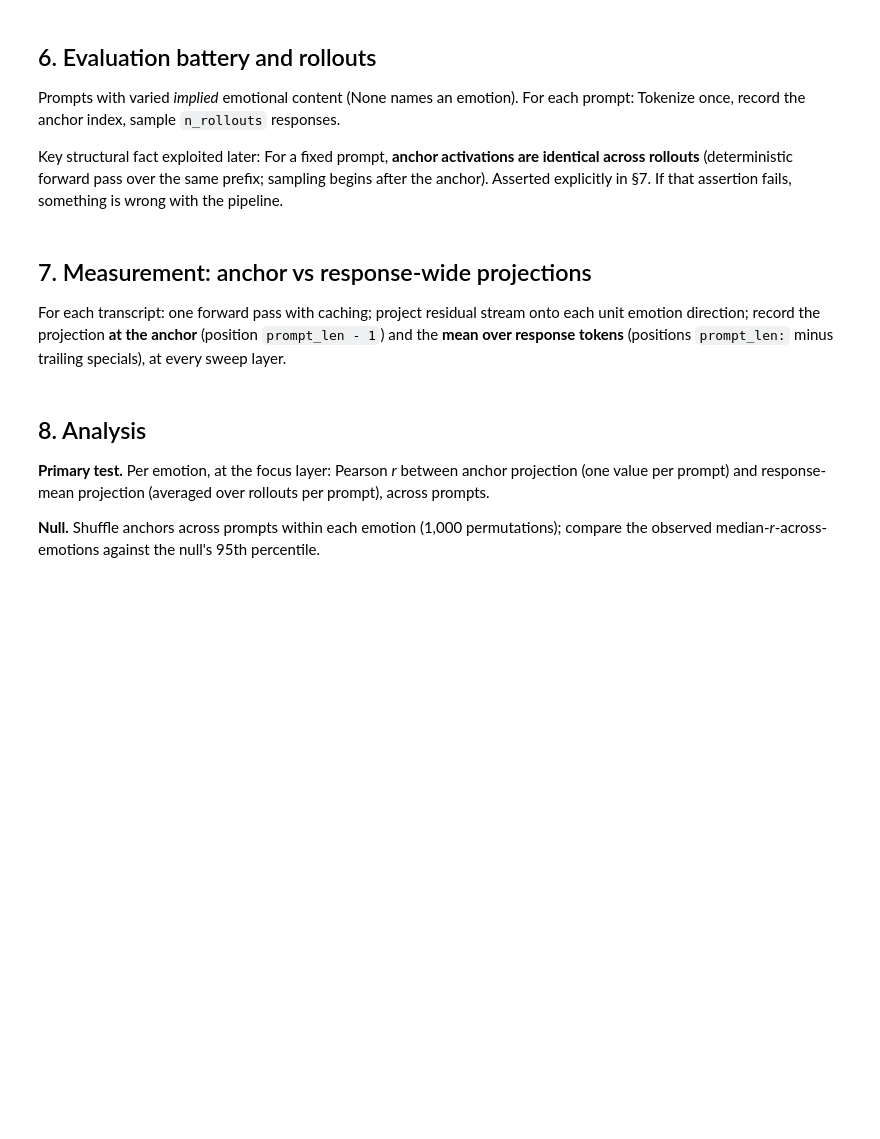
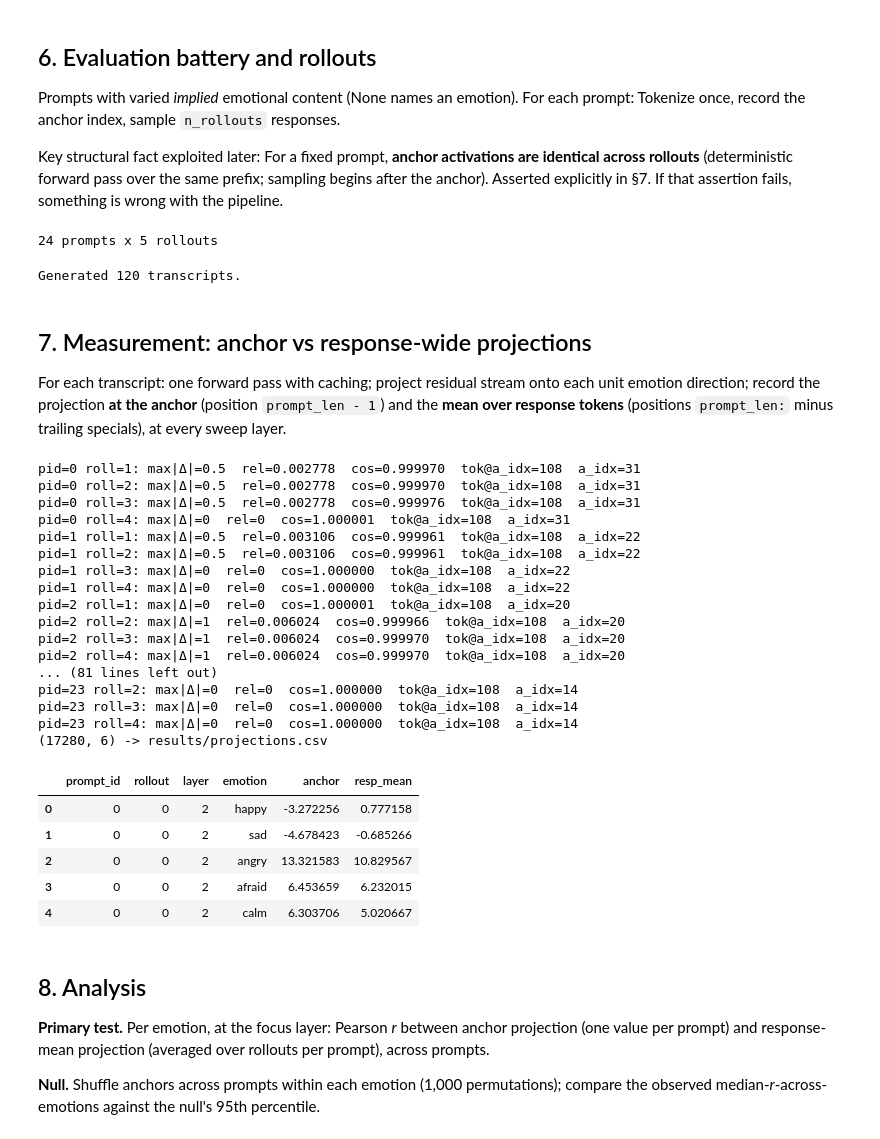
Before and after one commit to kaitlinmoore/llm-conflict-probing, a Jupyter notebook: notebooks/emotion_vector_replication_gemma2b.ipynb, the cells around one changed output. Saved outputs shown, nothing was run; the diff lists cells and outputs as text; code cells hidden in the pictures; blank space fills up the shorter version.

Commit message:
Phase 0 seed run (Gemma 2.2B) - anchor predictive validation

```diff
--- a/notebooks/emotion_vector_replication_gemma2b.ipynb
+++ b/notebooks/emotion_vector_replication_gemma2b.ipynb
@@ -78,5 +60,11 @@ print("device:", torch.cuda.get_device_name(0))
 print(f"VRAM total: {torch.cuda.get_device_properties(0).total_memory/1e9:.1f} GB")
 print("bf16 supported:", torch.cuda.is_bf16_supported())
 
-DATA = Path("data"); DATA.mkdir(exist_ok=True)
-OUT  = Path("results"); OUT.mkdir(exist_ok=True)
+def find_repo_root(marker="README.md"):
+    p = Path.cwd()
+    for c in (p, *p.parents):
+        if (c / marker).exists(): return c
+    return Path.cwd()
+REPO_ROOT = find_repo_root()
+DATA = REPO_ROOT / "data"; DATA.mkdir(exist_ok=True)
+OUT  = REPO_ROOT / "results"; OUT.mkdir(exist_ok=True)
@@ -91,7 +108,7 @@ CFG = dict(
     n_layers        = 26,                   # gemma-2-2b
     d_model         = 2304,
     sweep_layers    = list(range(2, 26, 2)),# even layers; skip 0-1 (embedding-adjacent)
-    focus_layer     = 17,                   # ~2/3 of 26
+    focus_layer     = 16,                   # ~2/3 of 26
     # --- emotion vector extraction (mini battery) ---
     emotions        = ["happy","sad","angry","afraid","calm","desperate",
                        "guilty","proud","surprised","anxious","loving","bored"],
@@ -352,6 +403,8 @@ EVAL_PROMPTS = [
     "Explain how vaccines produce immunity.",
 ]
 print(len(EVAL_PROMPTS), "prompts x", CFG["n_rollouts"], "rollouts")
+# %% [output]
+24 prompts x 5 rollouts
 # %%
 TRANSCRIPTS_PATH = DATA / "transcripts.json"
 
@@ -377,6 +430,8 @@ else:
             ))
         TRANSCRIPTS_PATH.write_text(json.dumps(transcripts))
     print("Generated", len(transcripts), "transcripts.")
+# %% [output]
+Generated 120 transcripts.
 # %% [markdown]
 ## 7. Measurement: anchor vs response-wide projections
 
@@ -386,36 +441,64 @@ response tokens** (positions `prompt_len:` minus trailing specials), at every sw
 # %%
 rows = []
 anchor_check = {}
 
 for t in tqdm(transcripts, desc="measuring"):
     toks = to_toks(t["full_text"])
     _, cache = model.run_with_cache(
         toks, names_filter=lambda n: n.endswith("hook_resid_post"))
     a_idx = t["prompt_len"] - 1
     for l in CFG["sweep_layers"]:
         resid = cache["resid_post", l][0].float().cpu()   # [seq, d_model]
         resp = resid[t["prompt_len"]:]
         for e in CFG["emotions"]:
             d = emotion_dir[e][l]
             rows.append(dict(
                 prompt_id=t["prompt_id"], rollout=t["rollout"], layer=l, emotion=e,
                 anchor=float(resid[a_idx] @ d),
                 resp_mean=float((resp @ d).mean()),
             ))
-    # Sanity Check: Anchor resid identical across rollouts of same prompt (focus layer).
+# Sanity check — INSIDE the loop, indented under `for t`
     key = t["prompt_id"]
     a_vec = cache["resid_post", CFG["focus_layer"]][0, a_idx].float().cpu()
     if key in anchor_check:
-        assert torch.allclose(anchor_check[key], a_vec, atol=1e-3), \
-            "Anchor activations differ across rollouts — pipeline bug (check tokenization)."
+        stored = anchor_check[key]
+        delta = (stored - a_vec).abs()          # renamed: don't clobber `d` (the direction)
+        cos = torch.nn.functional.cosine_similarity(stored, a_vec, dim=0).item()
+        print(f"pid={key} roll={t['rollout']}: max|Δ|={delta.max():.4g}  "
+              f"rel={delta.max()/a_vec.abs().max():.4g}  cos={cos:.6f}  "
+              f"tok@a_idx={toks[0, a_idx].item()}  a_idx={a_idx}")
     else:
         anchor_check[key] = a_vec
     del cache
 
 df = pd.DataFrame(rows)
 df.to_csv(OUT / "projections.csv", index=False)
 print(df.shape, "-> results/projections.csv")
 df.head()
+# %% [output]
+pid=0 roll=1: max|Δ|=0.5  rel=0.002778  cos=0.999970  tok@a_idx=108  a_idx=31
+pid=0 roll=2: max|Δ|=0.5  rel=0.002778  cos=0.999970  tok@a_idx=108  a_idx=31
+pid=0 roll=3: max|Δ|=0.5  rel=0.002778  cos=0.999976  tok@a_idx=108  a_idx=31
+pid=0 roll=4: max|Δ|=0  rel=0  cos=1.000001  tok@a_idx=108  a_idx=31
+pid=1 roll=1: max|Δ|=0.5  rel=0.003106  cos=0.999961  tok@a_idx=108  a_idx=22
+pid=1 roll=2: max|Δ|=0.5  rel=0.003106  cos=0.999961  tok@a_idx=108  a_idx=22
+pid=1 roll=3: max|Δ|=0  rel=0  cos=1.000000  tok@a_idx=108  a_idx=22
+pid=1 roll=4: max|Δ|=0  rel=0  cos=1.000000  tok@a_idx=108  a_idx=22
+pid=2 roll=1: max|Δ|=0  rel=0  cos=1.000001  tok@a_idx=108  a_idx=20
+pid=2 roll=2: max|Δ|=1  rel=0.006024  cos=0.999966  tok@a_idx=108  a_idx=20
+pid=2 roll=3: max|Δ|=1  rel=0.006024  cos=0.999970  tok@a_idx=108  a_idx=20
+pid=2 roll=4: max|Δ|=1  rel=0.006024  cos=0.999970  tok@a_idx=108  a_idx=20
+... (81 lines left out)
+pid=23 roll=2: max|Δ|=0  rel=0  cos=1.000000  tok@a_idx=108  a_idx=14
+pid=23 roll=3: max|Δ|=0  rel=0  cos=1.000000  tok@a_idx=108  a_idx=14
+pid=23 roll=4: max|Δ|=0  rel=0  cos=1.000000  tok@a_idx=108  a_idx=14
+(17280, 6) -> results/projections.csv
+|  | prompt_id | rollout | layer | emotion | anchor | resp_mean |
+| 0 | 0 | 0 | 2 | happy | -3.272256 | 0.777158 |
+| 1 | 0 | 0 | 2 | sad | -4.678423 | -0.685266 |
+| 2 | 0 | 0 | 2 | angry | 13.321583 | 10.829567 |
+| 3 | 0 | 0 | 2 | afraid | 6.453659 | 6.232015 |
+| 4 | 0 | 0 | 2 | calm | 6.303706 | 5.020667 |
 # %% [markdown]
 ## 8. Analysis
 
```
Also changed, not shown: parts of 18 cells of this notebook, 3 other files.
